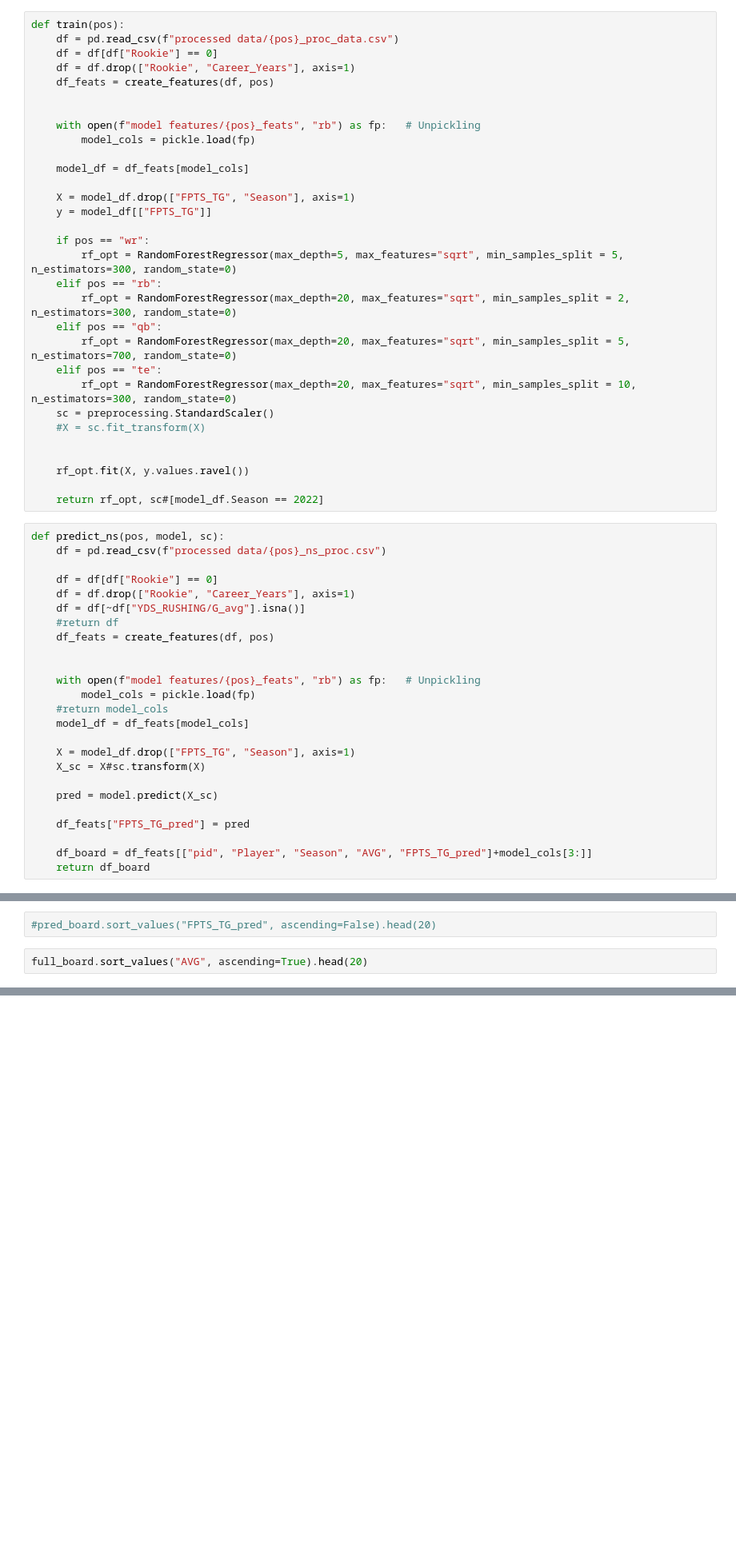
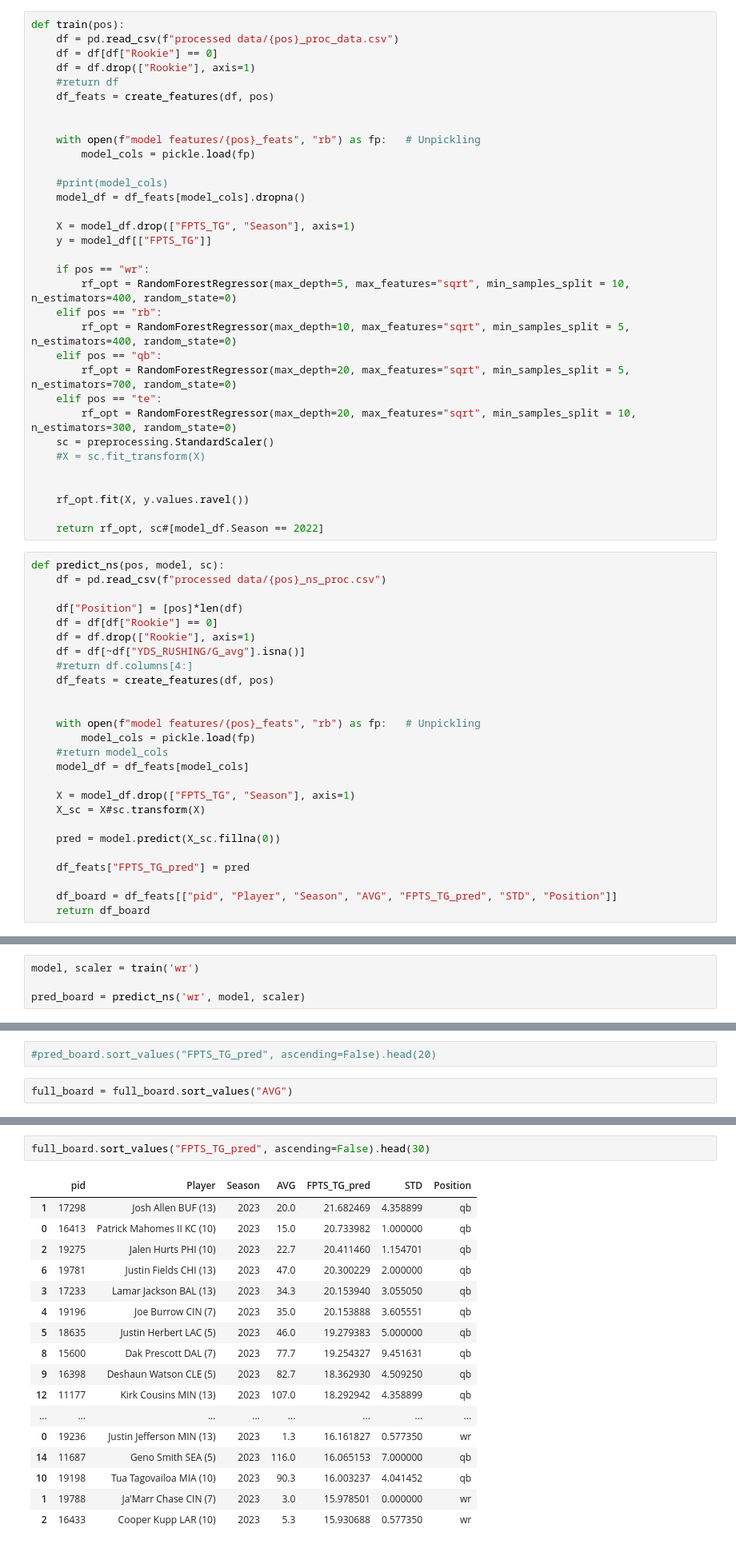
Before and after one commit to sslp23/ff_optimizer, a Jupyter notebook: Model Auto.ipynb, the cells around one changed output, grey strips where cells are left out. Shown at 80% size. Drawn from its saved outputs; the diff is of its cells as text; blank space fills up the shorter version.

Commit message:
draft model and last updates on position models

```diff
--- a/Model Auto.ipynb
+++ b/Model Auto.ipynb
@@ -26,22 +37,24 @@ def create_features(rel_df, pos):
 def train(pos):
     df = pd.read_csv(f"processed data/{pos}_proc_data.csv")
     df = df[df["Rookie"] == 0]
-    df = df.drop(["Rookie", "Career_Years"], axis=1)
+    df = df.drop(["Rookie"], axis=1)
+    #return df
     df_feats = create_features(df, pos)
 
 
     with open(f"model features/{pos}_feats", "rb") as fp:   # Unpickling
         model_cols = pickle.load(fp)
 
-    model_df = df_feats[model_cols]
+    #print(model_cols)
+    model_df = df_feats[model_cols].dropna()
 
     X = model_df.drop(["FPTS_TG", "Season"], axis=1)
     y = model_df[["FPTS_TG"]]
 
     if pos == "wr":
-        rf_opt = RandomForestRegressor(max_depth=5, max_features="sqrt", min_samples_split = 5, n_estimators=300, random_state=0)
+        rf_opt = RandomForestRegressor(max_depth=5, max_features="sqrt", min_samples_split = 10, n_estimators=400, random_state=0)
     elif pos == "rb":
-        rf_opt = RandomForestRegressor(max_depth=20, max_features="sqrt", min_samples_split = 2, n_estimators=300, random_state=0)
+        rf_opt = RandomForestRegressor(max_depth=10, max_features="sqrt", min_samples_split = 5, n_estimators=400, random_state=0)
     elif pos == "qb":
         rf_opt = RandomForestRegressor(max_depth=20, max_features="sqrt", min_samples_split = 5, n_estimators=700, random_state=0)
     elif pos == "te":
@@ -57,10 +70,11 @@ def train(pos):
 def predict_ns(pos, model, sc):
     df = pd.read_csv(f"processed data/{pos}_ns_proc.csv")
 
+    df["Position"] = [pos]*len(df)
     df = df[df["Rookie"] == 0]
-    df = df.drop(["Rookie", "Career_Years"], axis=1)
+    df = df.drop(["Rookie"], axis=1)
     df = df[~df["YDS_RUSHING/G_avg"].isna()]
-    #return df
+    #return df.columns[4:]
     df_feats = create_features(df, pos)
 
 
@@ -72,9 +86,9 @@ def predict_ns(pos, model, sc):
     X = model_df.drop(["FPTS_TG", "Season"], axis=1)
     X_sc = X#sc.transform(X)
 
-    pred = model.predict(X_sc)
+    pred = model.predict(X_sc.fillna(0))
 
     df_feats["FPTS_TG_pred"] = pred
 
-    df_board = df_feats[["pid", "Player", "Season", "AVG", "FPTS_TG_pred"]+model_cols[3:]]
+    df_board = df_feats[["pid", "Player", "Season", "AVG", "FPTS_TG_pred", "STD", "Position"]]
     return df_board
@@ -82,0 +95,4 @@ full_board.to_csv("board.csv", index=False)
+# %%
+model, scaler = train('wr')
+
+pred_board = predict_ns('wr', model, scaler)
@@ -96,4 +137,4 @@ for p in tqdm(pos):
 # %%
 #pred_board.sort_values("FPTS_TG_pred", ascending=False).head(20)
 # %%
-full_board.sort_values("AVG", ascending=True).head(20)
+full_board = full_board.sort_values("AVG")
@@ -118,0 +141,20 @@ full_board.sort_values("AVG", ascending=True).head(20)
+# %%
+full_board.sort_values("FPTS_TG_pred", ascending=False).head(30)
+# %% [output]
+|  | pid | Player | Season | AVG | FPTS_TG_pred | STD | Position |
+| 1 | 17298 | Josh Allen BUF (13) | 2023 | 20.0 | 21.682469 | 4.358899 | qb |
+| 0 | 16413 | Patrick Mahomes II KC (10) | 2023 | 15.0 | 20.733982 | 1.000000 | qb |
+| 2 | 19275 | Jalen Hurts PHI (10) | 2023 | 22.7 | 20.411460 | 1.154701 | qb |
+| 6 | 19781 | Justin Fields CHI (13) | 2023 | 47.0 | 20.300229 | 2.000000 | qb |
+| 3 | 17233 | Lamar Jackson BAL (13) | 2023 | 34.3 | 20.153940 | 3.055050 | qb |
+| 4 | 19196 | Joe Burrow CIN (7) | 2023 | 35.0 | 20.153888 | 3.605551 | qb |
+| 5 | 18635 | Justin Herbert LAC (5) | 2023 | 46.0 | 19.279383 | 5.000000 | qb |
+| 8 | 15600 | Dak Prescott DAL (7) | 2023 | 77.7 | 19.254327 | 9.451631 | qb |
+| 9 | 16398 | Deshaun Watson CLE (5) | 2023 | 82.7 | 18.362930 | 4.509250 | qb |
+| 12 | 11177 | Kirk Cousins MIN (13) | 2023 | 107.0 | 18.292942 | 4.358899 | qb |
+| ... | ... | ... | ... | ... | ... | ... | ... |
+| 0 | 19236 | Justin Jefferson MIN (13) | 2023 | 1.3 | 16.161827 | 0.577350 | wr |
+| 14 | 11687 | Geno Smith SEA (5) | 2023 | 116.0 | 16.065153 | 7.000000 | qb |
+| 10 | 19198 | Tua Tagovailoa MIA (10) | 2023 | 90.3 | 16.003237 | 4.041452 | qb |
+| 1 | 19788 | Ja'Marr Chase CIN (7) | 2023 | 3.0 | 15.978501 | 0.000000 | wr |
+| 2 | 16433 | Cooper Kupp LAR (10) | 2023 | 5.3 | 15.930688 | 0.577350 | wr |
```
Also changed, not shown: parts of 9 cells of this notebook, 13 other files.
